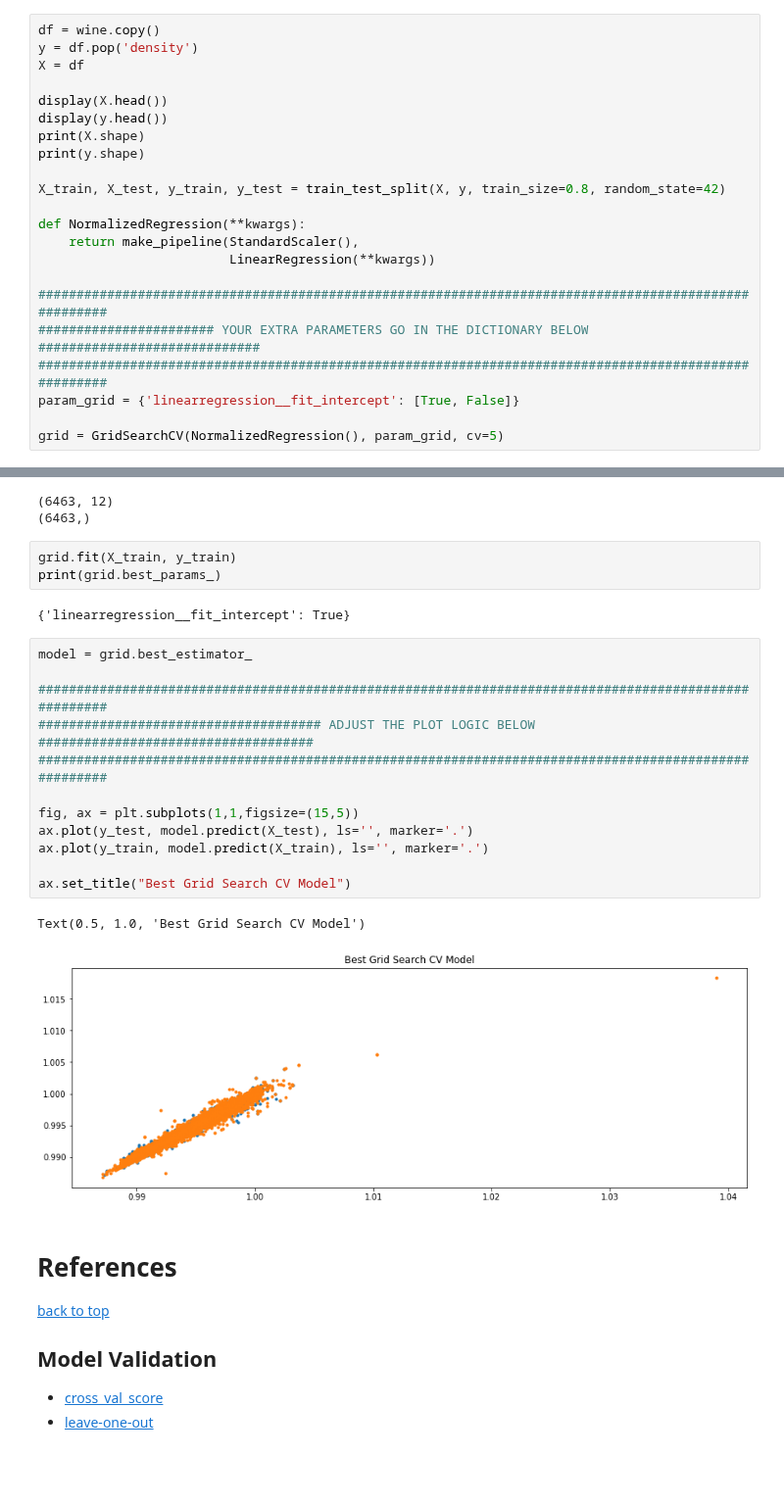
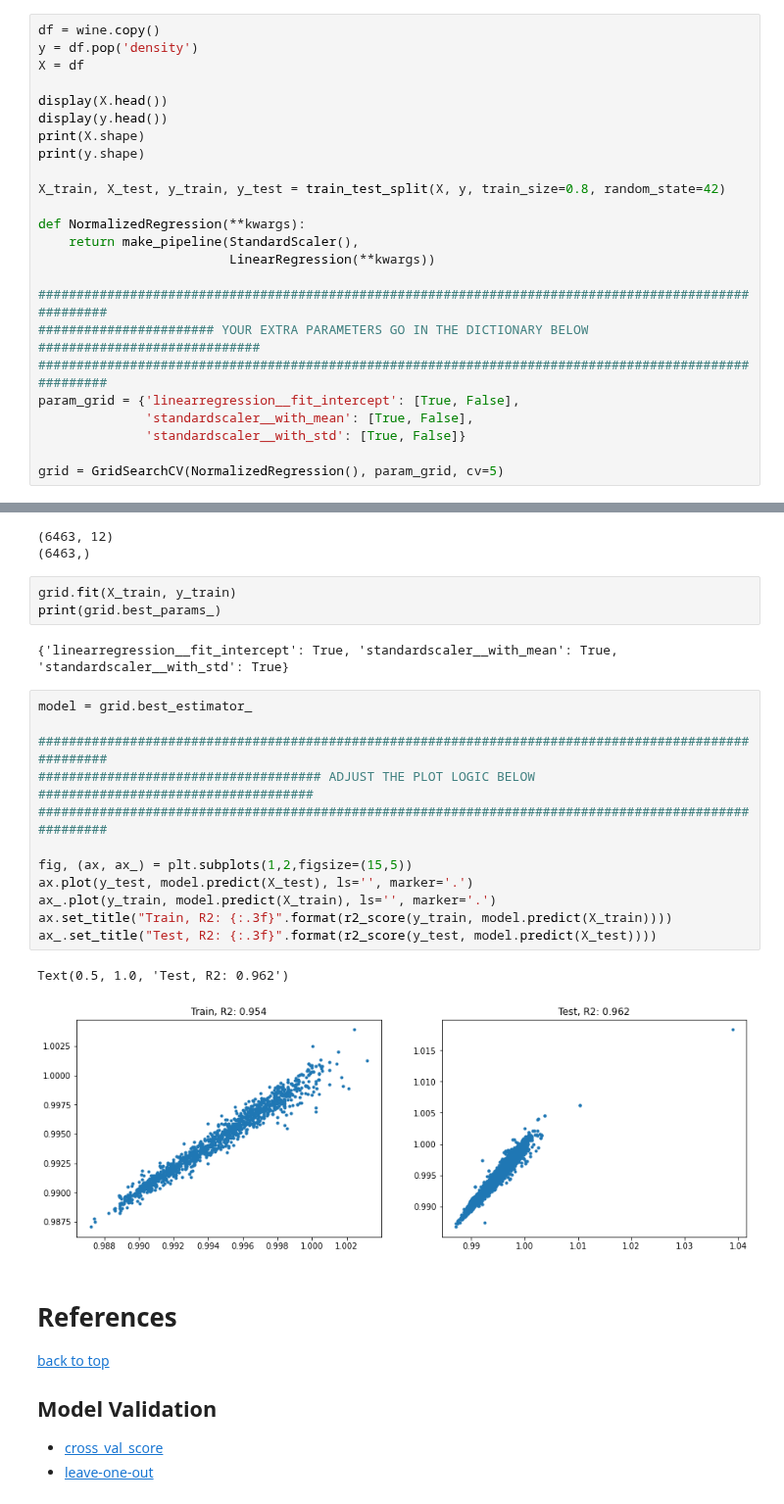
Before and after one commit to wesleybeckner/data_science_foundations, a Jupyter notebook: notebooks/solutions/SOLN_S3_Model_Selection_and_Validation.ipynb, the cells around one changed output, grey strips where cells are left out. Shown at 98% size. Saved outputs shown, nothing was run; the diff lists cells and outputs as text; blank space fills up the shorter version.

```diff
--- a/notebooks/solutions/SOLN_S3_Model_Selection_and_Validation.ipynb
+++ b/notebooks/solutions/SOLN_S3_Model_Selection_and_Validation.ipynb
@@ -799,7 +803,9 @@ def NormalizedRegression(**kwargs):
 ######################################################################################################
 ####################### YOUR EXTRA PARAMETERS GO IN THE DICTIONARY BELOW #############################
 ######################################################################################################
-param_grid = {'linearregression__fit_intercept': [True, False]}
+param_grid = {'linearregression__fit_intercept': [True, False],
+              'standardscaler__with_mean': [True, False],
+              'standardscaler__with_std': [True, False]}
 
 grid = GridSearchCV(NormalizedRegression(), param_grid, cv=5)
 # %% [output]
@@ -821,22 +827,22 @@ Name: density, dtype: float64
 grid.fit(X_train, y_train)
 print(grid.best_params_)
 # %% [output]
-{'linearregression__fit_intercept': True}
+{'linearregression__fit_intercept': True, 'standardscaler__with_mean': True, 'standardscaler__with_std': True}
 # %%
 model = grid.best_estimator_
 
 ######################################################################################################
 ##################################### ADJUST THE PLOT LOGIC BELOW ####################################
 ######################################################################################################
 
-fig, ax = plt.subplots(1,1,figsize=(15,5))
+fig, (ax, ax_) = plt.subplots(1,2,figsize=(15,5))
 ax.plot(y_test, model.predict(X_test), ls='', marker='.')
-ax.plot(y_train, model.predict(X_train), ls='', marker='.')
-
-ax.set_title("Best Grid Search CV Model")
+ax_.plot(y_train, model.predict(X_train), ls='', marker='.')
+ax.set_title("Train, R2: {:.3f}".format(r2_score(y_train, model.predict(X_train))))
+ax_.set_title("Test, R2: {:.3f}".format(r2_score(y_test, model.predict(X_test))))
 # %% [output]
-Text(0.5, 1.0, 'Best Grid Search CV Model')
+Text(0.5, 1.0, 'Test, R2: 0.962')
-[figure, old version]
+[figure, new version]
 # %% [markdown]
 <a name='reference'></a>
 
```
Also changed, not shown: parts of 1 cell of this notebook, 1 other file.
